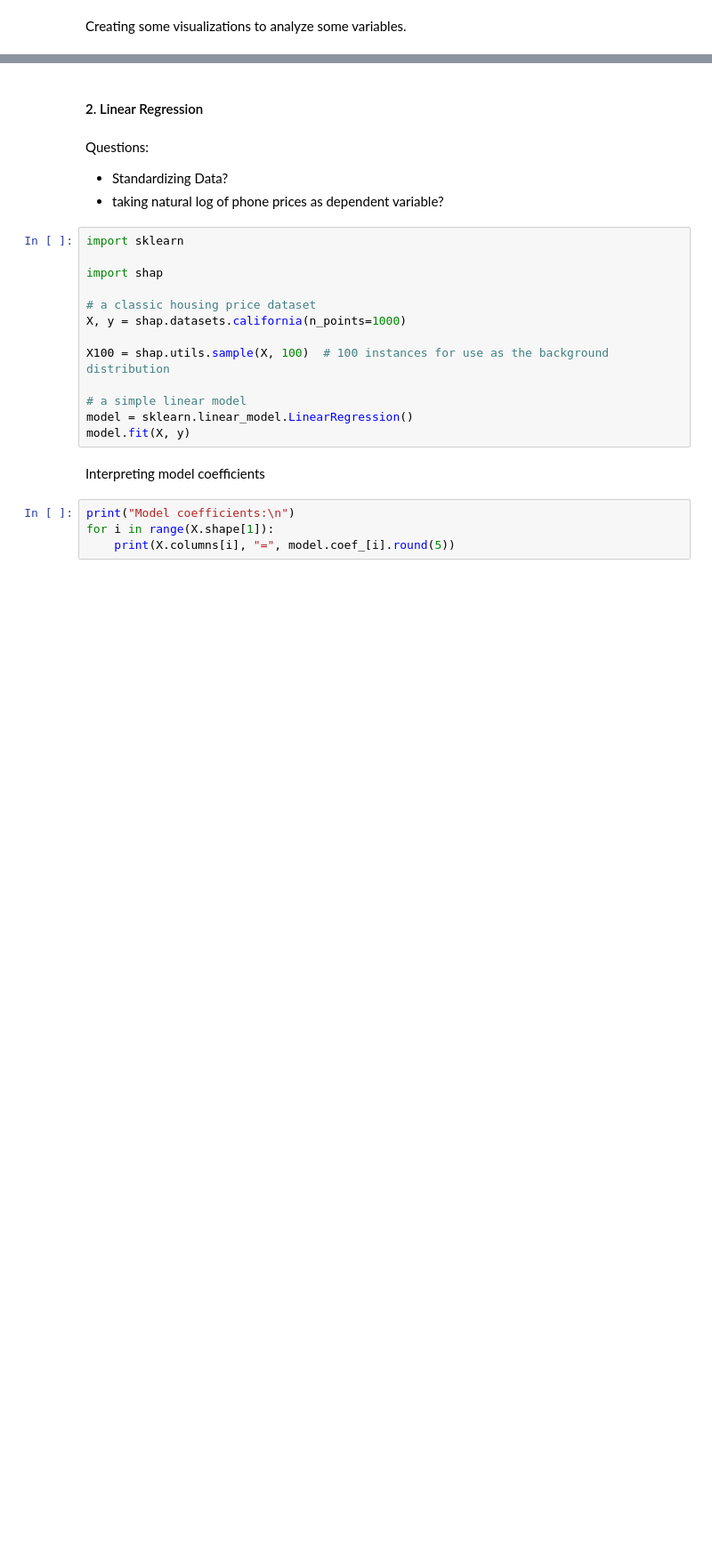
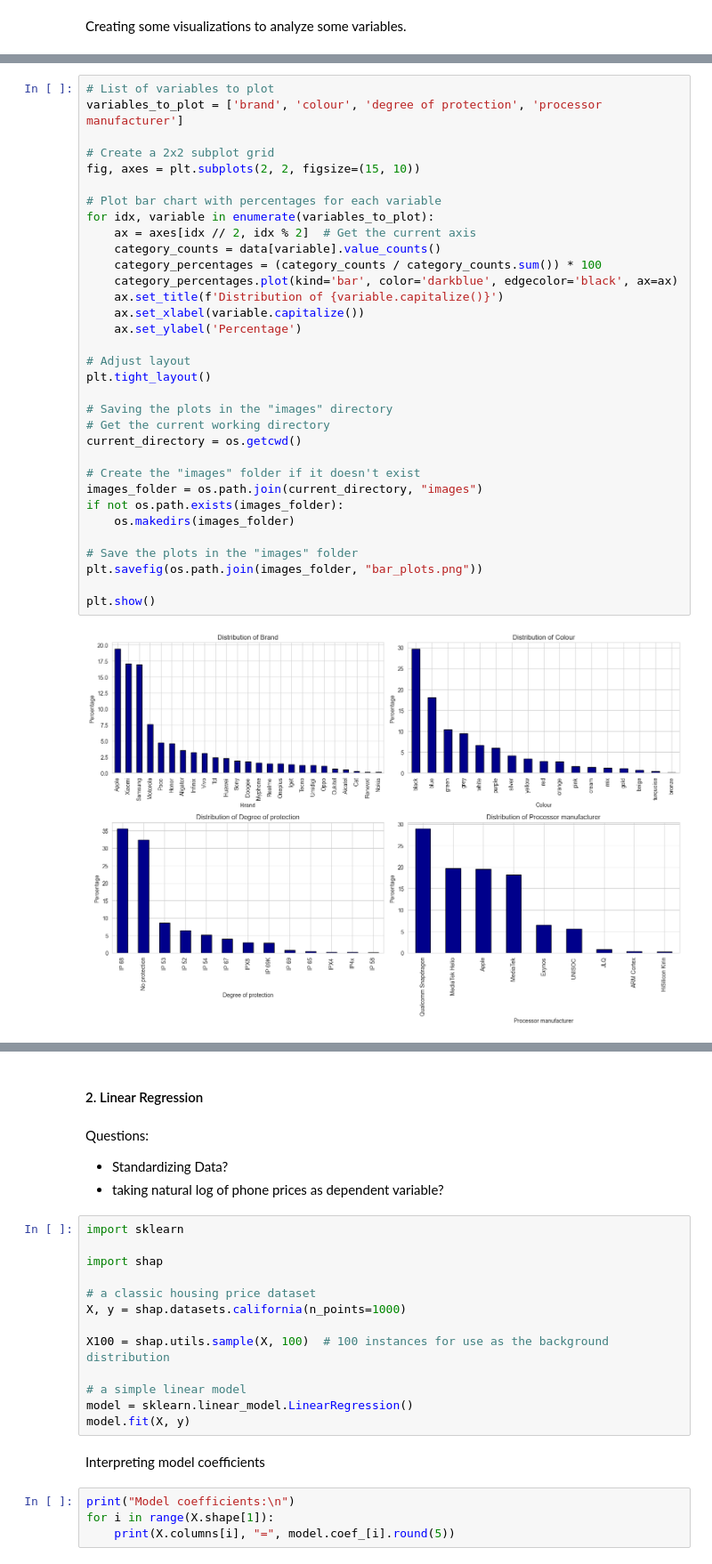
Before and after one commit to N0Data4U/Data-Processing-Project, a Jupyter notebook: data_analysis.ipynb, the cells around one changed output, grey strips where cells are left out. Shown at 89% size. Saved outputs shown, nothing was run; the diff lists cells and outputs as text; blank space fills up the shorter version.

```diff
--- a/data_analysis.ipynb
+++ b/data_analysis.ipynb
@@ -107,0 +88,35 @@ plt.show()
+# %%
+# List of variables to plot
+variables_to_plot = ['brand', 'colour', 'degree of protection', 'processor manufacturer']
+
+# Create a 2x2 subplot grid
+fig, axes = plt.subplots(2, 2, figsize=(15, 10))
+
+# Plot bar chart with percentages for each variable
+for idx, variable in enumerate(variables_to_plot):
+    ax = axes[idx // 2, idx % 2]  # Get the current axis
+    category_counts = data[variable].value_counts()
+    category_percentages = (category_counts / category_counts.sum()) * 100
+    category_percentages.plot(kind='bar', color='darkblue', edgecolor='black', ax=ax)
+    ax.set_title(f'Distribution of {variable.capitalize()}')
+    ax.set_xlabel(variable.capitalize())
+    ax.set_ylabel('Percentage')
+
+# Adjust layout
+plt.tight_layout()
+
+# Saving the plots in the "images" directory
+# Get the current working directory
+current_directory = os.getcwd()
+
+# Create the "images" folder if it doesn't exist
+images_folder = os.path.join(current_directory, "images")
+if not os.path.exists(images_folder):
+    os.makedirs(images_folder)
+
+# Save the plots in the "images" folder
+plt.savefig(os.path.join(images_folder, "bar_plots.png"))
+
+plt.show()
+# %% [output]
+[figure, added]
```
Also changed, not shown: parts of 18 cells of this notebook, 7 other files.
